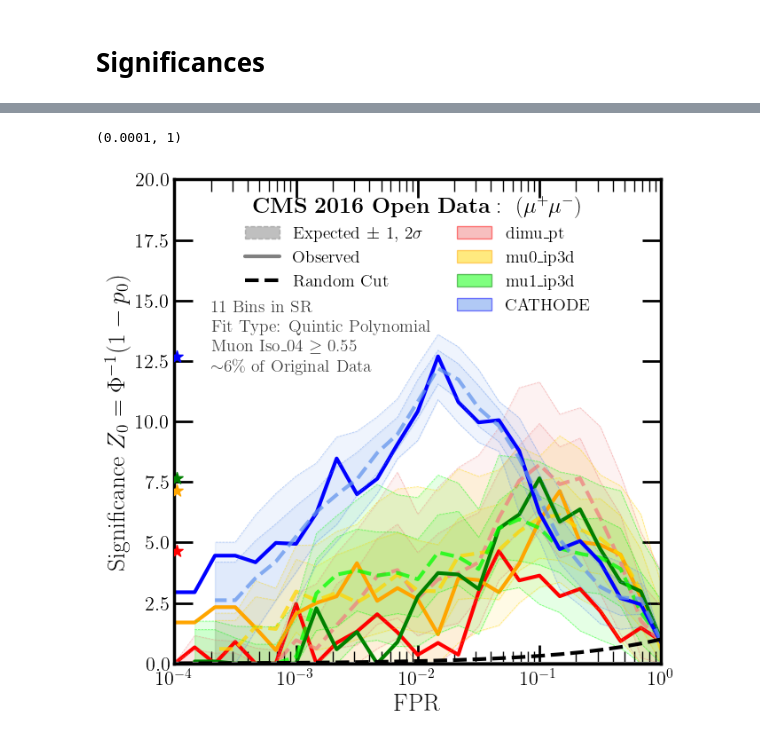
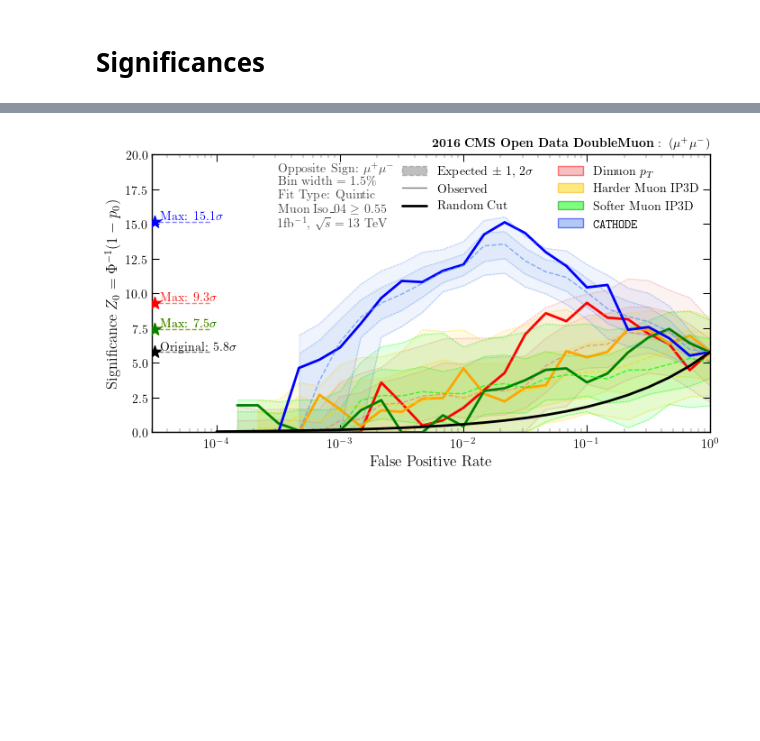
Before and after one commit to hep-lbdl/dimuonAD, a Jupyter notebook: 09_render.ipynb, the cells around one changed output, grey strips where cells are left out. Saved outputs shown, nothing was run; the diff lists cells and outputs as text; code cells hidden in the pictures; blank space fills up the shorter version.

```diff
--- a/09_render.ipynb
+++ b/09_render.ipynb
@@ -253,17 +370,26 @@ def get_median_percentiles(x_array):
 
 
 # FPR Variant of SIC
-fig, ax = newplot("full")
+fig, ax = newplot("column",width = 8, height = 4)
 
 primary_colors = ["red", "orange", "green", "blue"]
 colors = ["lightcoral", "gold", "lime", "cornflowerblue"]
+
+
+min_x = 3e-5
+labels = {"CATHODE" : r"$\texttt{CATHODE}$", "dimu_pt" : "Dimuon $p_T$", "mu0_ip3d" : "Harder Muon IP3D", "mu1_ip3d" : "Softer Muon IP3D"}
+
+
+# primary_colors = ["red",  "blue"]
+# colors = ["lightcoral",  "cornflowerblue"]
+
 for (i, key) in enumerate(feature_sigs.keys()):
 
 
     SIG_median, SIG_lower, SIG_upper, SIG_2lower, SIG_2upper = get_median_percentiles(feature_sigs[key][:,1:])
     SIG_observed = feature_sigs[key][:,0]
 
-    ax.plot(fpr_thresholds_finegrained, SIG_observed, color = primary_colors[i])
+    ax.plot(fpr_thresholds_finegrained, SIG_observed, color = primary_colors[i], lw = 2)
 
     ax.plot(fpr_thresholds_finegrained, SIG_median, color = colors[i], linestyle = "dashed", alpha = 0.75)
     ax.fill_between(fpr_thresholds_finegrained, SIG_lower, SIG_upper, alpha = 0.1, color = colors[i])
@@ -278,7 +404,10 @@ for (i, key) in enumerate(feature_sigs.keys()):
 
     # Plot the maximum observed significance
     max_observed = np.nanmax(SIG_observed)
-    plt.scatter(1e-4*1.05, max_observed, color = primary_colors[i], zorder = 1000, marker="*", s = 100)
+    plt.scatter(min_x*1.05, max_observed, color = primary_colors[i], zorder = 1000, marker="*", s = 100)
+    plt.plot([min_x, min_x*3], [max_observed, max_observed], color = primary_colors[i], linestyle = "dashed", alpha = 0.5, lw = 1)
+    plt.text(min_x * 1.15, max_observed + 0.35, f"Max: {max_observed:.1f}$\sigma$", color = primary_colors[i], fontsize = 10, verticalalignment = "center")
+
     print(f"{key}: {max_observed}")
 
 
@@ -291,8 +420,12 @@ legend_item = mpatches.Patch(label="Expected $\pm$ 1, 2$\sigma$", edgecolor="Gre
 legend_items.append(legend_item)
 legend_items.append(l)
 
-lp = ax.plot(fpr_thresholds_finegrained, fpr_thresholds_finegrained/np.sqrt(fpr_thresholds_finegrained), linestyle = "dashed", color = "black", label = "Random Cut")
+lp = ax.plot(fpr_thresholds_finegrained, SIG_median[0]*fpr_thresholds_finegrained/np.sqrt(fpr_thresholds_finegrained), color = "black", label = "Random Cut", lw = 2)
 legend_items.append(lp[0])
+max_random = np.nanmax(SIG_median[0]*fpr_thresholds_finegrained/np.sqrt(fpr_thresholds_finegrained))
+plt.scatter(min_x*1.05, max_random, color = "black", zorder = 1000, marker="*", s = 100)
+plt.plot([min_x, min_x*3], [max_random, max_random], color = "black", linestyle = "dashed", alpha = 0.5, lw = 1)
+plt.text(min_x * 1.15, max_random + 0.35, f"Original: {max_random:.1f}$\sigma$", color = "black", fontsize = 10, verticalalignment = "center")
 
 # add dummy white space to legend so that column 1 has the same height as column 2
 num_features = len(feature_sigs.keys())
@@ -305,7 +438,7 @@ for i in range(num_features - 3):
 # Add the keys in a seperate column with filled color
 # legend item is a rectangle with the color of the line
 for (i, key) in enumerate(feature_sigs.keys()):
-    legend_item = mpatches.Patch(label=key, edgecolor=primary_colors[i], facecolor=colors[i], alpha = 0.5)
+    legend_item = mpatches.Patch(label=labels[key], edgecolor=primary_colors[i], facecolor=colors[i], alpha = 0.5)
     legend_items.append(legend_item)
 
 
@@ -314,33 +447,42 @@ print(feature_sigs["CATHODE"][:,0])
 
 
 
-ax.set_xlabel("FPR")
+ax.set_xlabel("False Positive Rate")
 ax.set_ylabel("Significance $Z_0 = \Phi^{-1}(1-p_0)$")
 
 
-line1 = f"{num_bins_SR -1 } Bins in SR"
-line2 = f"Fit Type: {fit_type.capitalize()} Polynomial"
-line3 = r"Muon Iso_04 $\geq$ 0.55"
-line4 = r"$\sim$6\% of Original Data"
-
-starting_x = 0.075
-starting_y = 0.75
-delta_y = 0.04
-text_alpha = 0.75
-ax.text(starting_x, starting_y - 0 * delta_y, line1, transform=ax.transAxes, fontsize=14, verticalalignment='top', alpha = text_alpha, zorder = 10)
-ax.text(starting_x, starting_y - 1 * delta_y, line2, transform=ax.transAxes, fontsize=14, verticalalignment='top', alpha = text_alpha, zorder = 10)
-ax.text(starting_x, starting_y - 2 * delta_y, line3, transform=ax.transAxes, fontsize=14, verticalalignment='top', alpha = text_alpha, zorder = 10)
-ax.text(starting_x, starting_y - 3 * delta_y, line4, transform=ax.transAxes, fontsize=14, verticalalignment='top', alpha = text_alpha, zorder = 10)
+line_0 = r"Opposite Sign: $\mu^+\mu^-$"
 
 
-legend_title = r"$\bf{CMS\,\, 2016\,\, Open\,\, Data\,\, (\mu^+\mu^-)}$"
-plt.legend(handles=legend_items, loc = "upper center", fontsize = 14, title = legend_title, ncol = 2)
+line1 = f"Bin width = {bin_percent[num_bins_SR]}\%"
+line2 = f"Fit Type: {fit_type.capitalize()}"
+line3 = r"Muon Iso_04 $\geq$ 0.55"
+line4 = r"1fb$^{-1}$, $\sqrt{s} = 13$ TeV"
+
+starting_x = 0.225
+starting_y = 0.925
+delta_y = 0.05
+text_alpha = 0.75
+
+if line_0 is not None:
+    # ax.text(starting_x, starting_y - (-2) * delta_y, "2016 DoubleMuon", transform=ax.transAxes, fontsize=10, verticalalignment='top', alpha = text_alpha, zorder = 10)
+    ax.text(starting_x, starting_y - (-1) * delta_y, line_0, transform=ax.transAxes, fontsize=10, verticalalignment='top', alpha = text_alpha, zorder = 10)
+
+ax.text(starting_x, starting_y - 0 * delta_y, line1, transform=ax.transAxes, fontsize=10, verticalalignment='top', alpha = text_alpha, zorder = 10)
+ax.text(starting_x, starting_y - 1 * delta_y, line2, transform=ax.transAxes, fontsize=10, verticalalignment='top', alpha = text_alpha, zorder = 10)
+ax.text(starting_x, starting_y - 2 * delta_y, line3, transform=ax.transAxes, fontsize=10, verticalalignment='top', alpha = text_alpha, zorder = 10)
+ax.text(starting_x, starting_y - 3 * delta_y, line4, transform=ax.transAxes, fontsize=10, verticalalignment='top', alpha = text_alpha, zorder = 10)
+
+
+legend_title = r"$\bf{2016\,\, CMS\,\, Open\,\, Data\,\, DoubleMuon:\,\, (\mu^+\mu^-)}$"
+plt.legend(handles=legend_items, loc = "upper right", ncol = 2, fontsize = 10)
+plt.title(legend_title, loc = "right", fontsize = 10)
 
 
 # plt.legend(title = legend_title, loc = "upper center", ncol = 2, fontsize = 14)
 plt.xscale("log")
 plt.ylim(0.0, 20)
-plt.xlim(1e-4, 1)
+plt.xlim(min_x, 1)
 # plt.yscale("log")
 
 # ax.plot(FPR_median, SIC_median, color = "black", label = r"CATHODE")
@@ -353,4 +495,6 @@ plt.xlim(1e-4, 1)
 # plt.legend(title = legend_title, loc = "upper right")
 # plt.xscale("log")
 # plt.ylim(0, 6)
+
+plt.savefig(f"plots/significance_{fit_type}_{num_bins_SR}.pdf")
 # %% [output]
@@ -366,2 +510 @@ CATHODE: 12.69147652911376
-(0.0001, 1)
-[figure, old version]
+[figure, new version]
```
Also changed, not shown: parts of 6 cells of this notebook.
